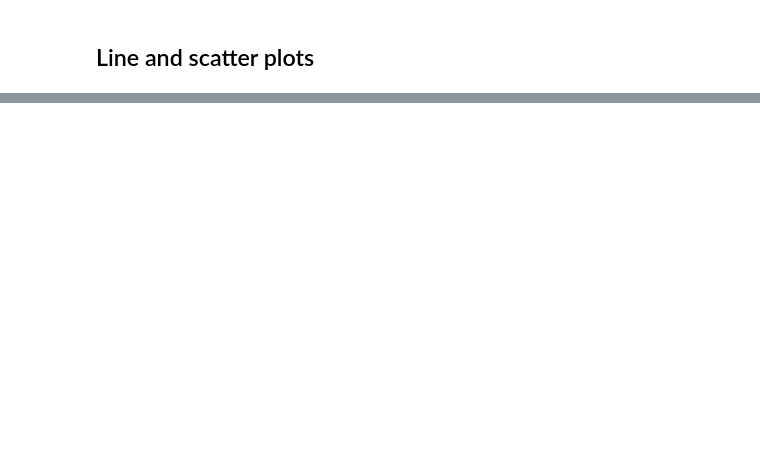
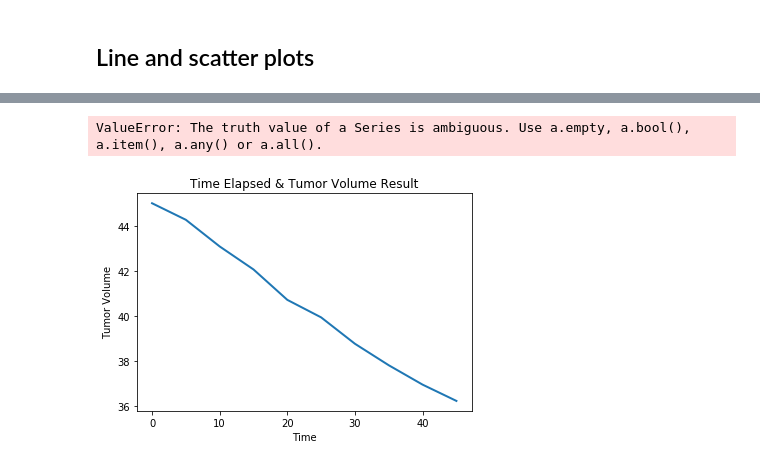
Before and after one commit to Avithegitty81/Matplotlib_Challenge, a Jupyter notebook: 05-Matplotlib/Instructions/Pymaceuticals/pymaceuticals_starter.ipynb, the cells around one changed output, grey strips where cells are left out. Drawn from its saved outputs; the diff is of its cells as text; code cells hidden in the pictures; blank space fills up the shorter version.

```diff
--- a/05-Matplotlib/Instructions/Pymaceuticals/pymaceuticals_starter.ipynb
+++ b/05-Matplotlib/Instructions/Pymaceuticals/pymaceuticals_starter.ipynb
@@ -244,3 +267,10 @@ for drug in drug_list:
 ## Line and scatter plots
 # %%
 # Generate a line plot of time point versus tumor volume for a mouse treated with Capomulin
+capomulin = combined_data.loc[combined_data['Drug Regimen'] == 'Capomulin']
+capomulin.head()
+
+time_tumor = capomulin.groupby(['Timepoint']).agg(
+    tumor_mean = ('Tumor Volume (mm3)',np.mean),
+    tumor_SEM = ('Tumor Volume (mm3)',st.sem)).round(4)
+time_tumor.head()
@@ -248,0 +285,26 @@ for drug in drug_list:
+# %%
+
+
+result = list(time_tumor.index.values)
+
+plt.plot(
+    result,
+    time_tumor['tumor_mean'],
+    label="Time Point and Tumor Volume Result",
+    linewidth=2
+    )
+
+# set title and x and y labels
+plt.title("Time Elapsed & Tumor Volume Result")
+plt.xlabel("Time")
+plt.ylabel("Tumor Volume")
+
+# set x, y axis and table size
+plt.xlim(min(result)-max(result)*0.05, max(result)*1.05)
+plt.ylim(min(time_tumor['tumor_mean']*0.95, max(time_tumor['tumor_mean'])*1.05))
+plt.rcParams["figure.figsize"] = [8,7]
+
+plt.show()
+# %% [output]
+ValueError: The truth value of a Series is ambiguous. Use a.empty, a.bool(), a.item(), a.any() or a.all().
+[figure, added]
```
Also changed, not shown: parts of 9 cells of this notebook, 1 other file.
